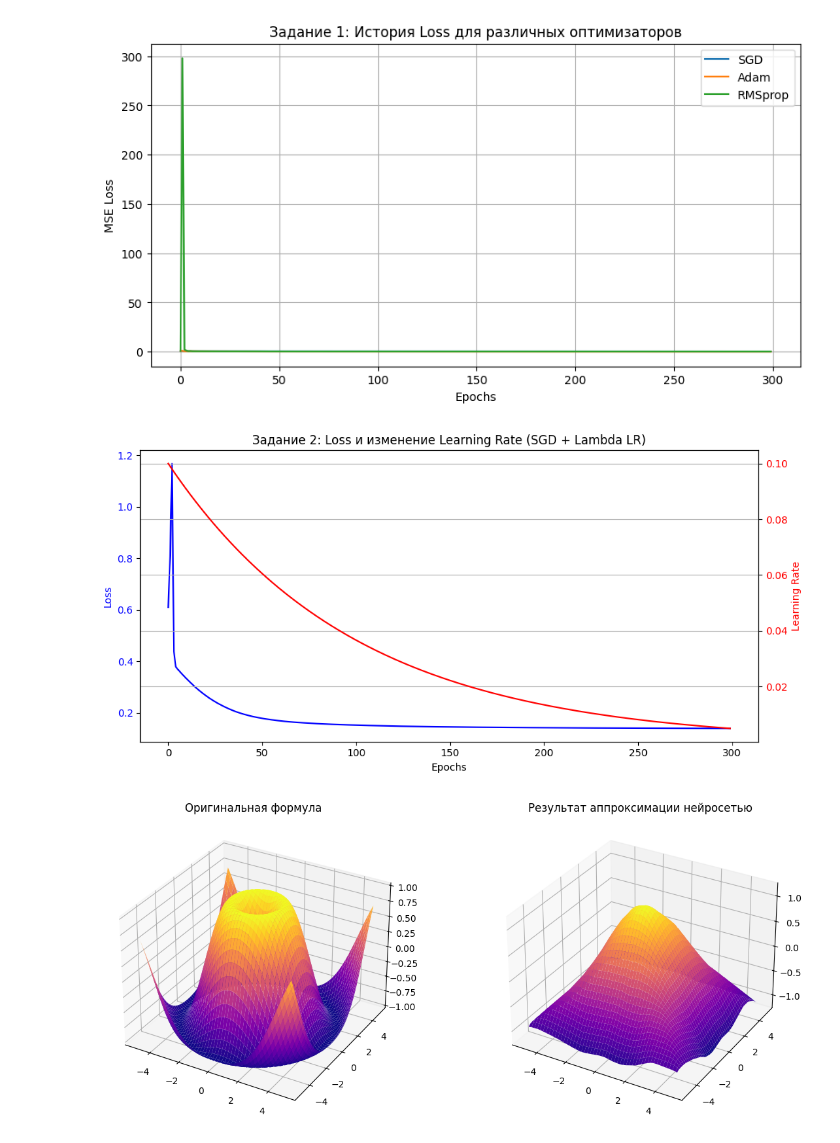
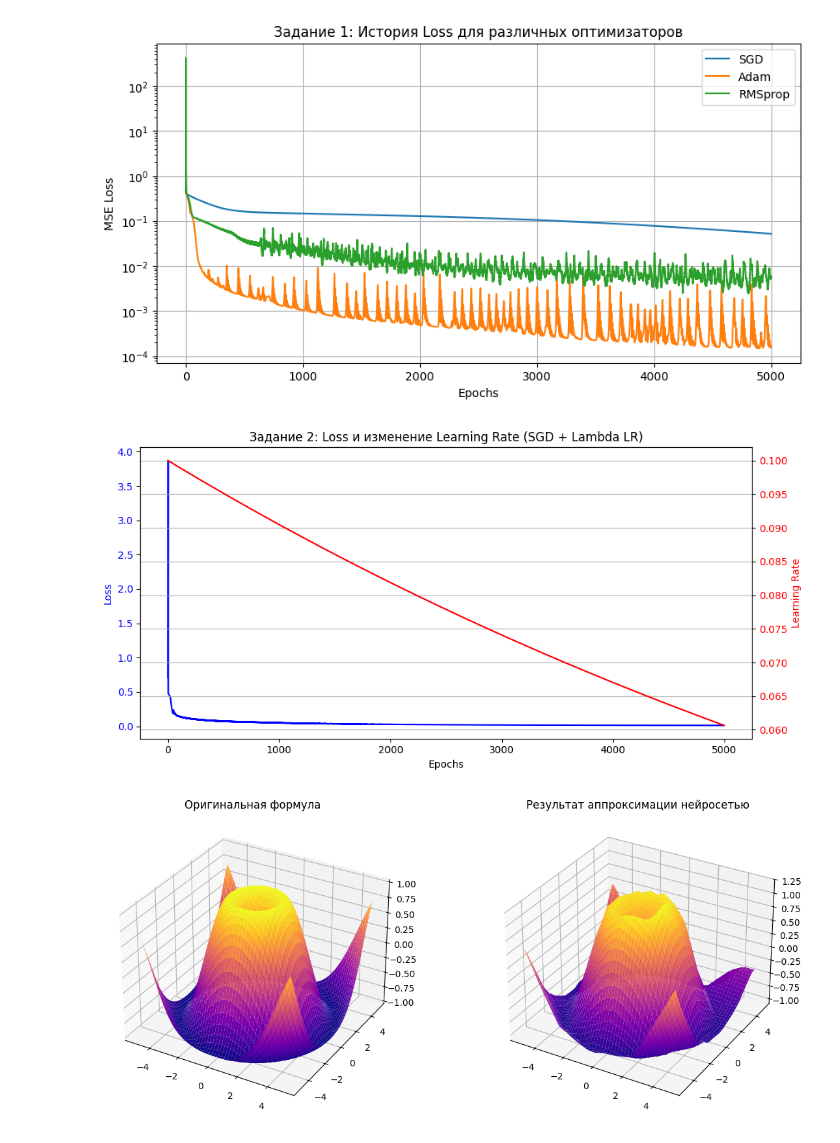
Before and after one commit to AndreiPINN/pinn-task-3, a Jupyter notebook: ex3.ipynb, the cells around one changed output. Cells and saved outputs as stored; diff of their text form; code cells hidden in the pictures.

```diff
--- a/ex3.ipynb
+++ b/ex3.ipynb
@@ -21,7 +21,7 @@ class SimpleNet(nn.Module):
     def forward(self, x):
         return self.net(x)
 
-epochs = 300
+epochs = 5000
 criterion = nn.MSELoss()
 
 optimizers_dict = {
@@ -52,6 +52,7 @@ for opt_name, losses in losses_history.items():
     plt.plot(losses, label=opt_name)
 plt.xlabel('Epochs')
 plt.ylabel('MSE Loss')
+plt.yscale('log')
 plt.title('Задание 1: История Loss для различных оптимизаторов')
 plt.legend()
 plt.grid(True)
@@ -60,7 +61,7 @@ plt.show()
 model_lambda = SimpleNet()
 optimizer_lambda = optim.SGD(model_lambda.parameters(), lr=0.1)
 
-lambda_lr = lambda epoch: 0.99 ** epoch
+lambda_lr = lambda epoch: 0.9999 ** epoch
 scheduler = optim.lr_scheduler.LambdaLR(optimizer_lambda, lr_lambda=lambda_lr)
 
 loss_history_task2 = []
@@ -97,33 +98,33 @@ plt.show()
 
 
 
 
 import numpy as np
 
 x = np.linspace(-5, 5, 100)
 y = np.linspace(-5, 5, 100)
 X_grid, Y_grid = np.meshgrid(x, y)
 
 Z_true = np.sin(k_val * np.sqrt(X_grid**2 + Y_grid**2))
 
 grid_points = np.c_[X_grid.ravel(), Y_grid.ravel()]
 grid_tensor = torch.FloatTensor(grid_points)
 
 with torch.no_grad():
     Z_pred = model_lambda(grid_tensor).numpy().reshape(X_grid.shape)
 
 fig = plt.figure(figsize=(14, 6))
 
 ax1 = fig.add_subplot(121, projection='3d')
 ax1.plot_surface(X_grid, Y_grid, Z_true, cmap='plasma')
 ax1.set_title('Оригинальная формула')
 
 ax2 = fig.add_subplot(122, projection='3d')
 ax2.plot_surface(X_grid, Y_grid, Z_pred, cmap='plasma')
 ax2.set_title('Результат аппроксимации нейросетью')
 
 plt.show()
 # %% [output]
-[figure, old version]
+[figure, new version]
-[figure, old version]
+[figure, new version]
-[figure, old version]
+[figure, new version]
```
